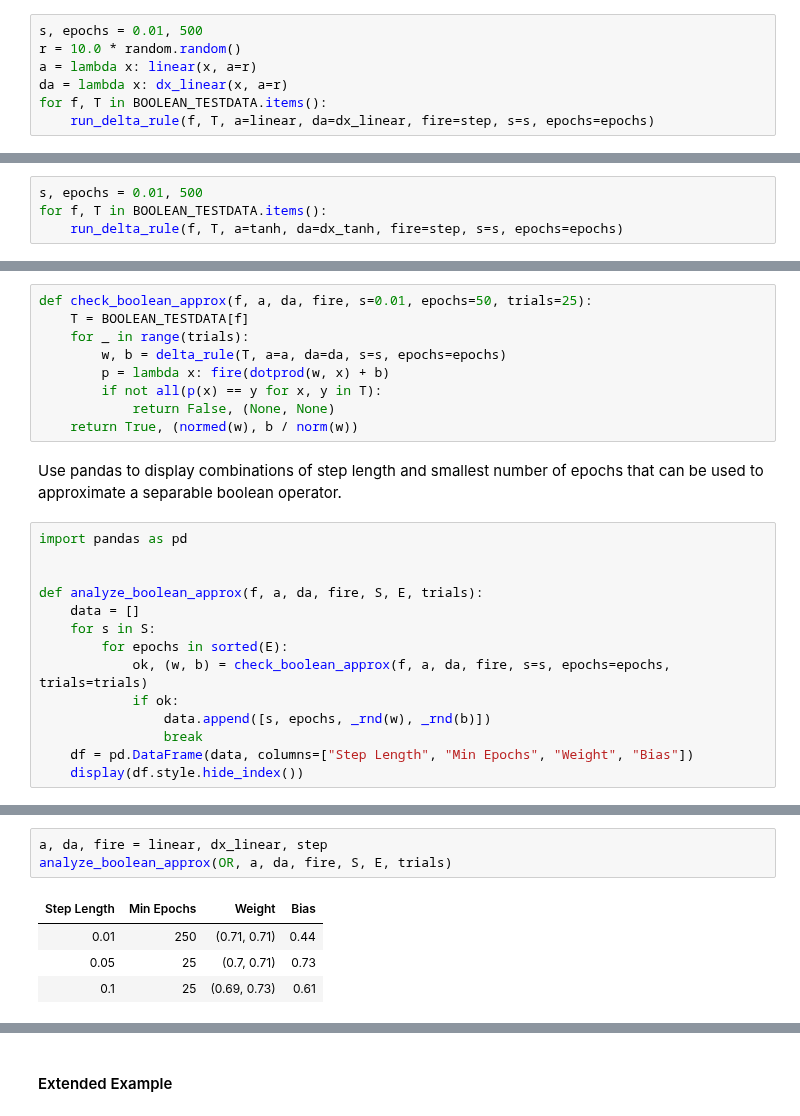
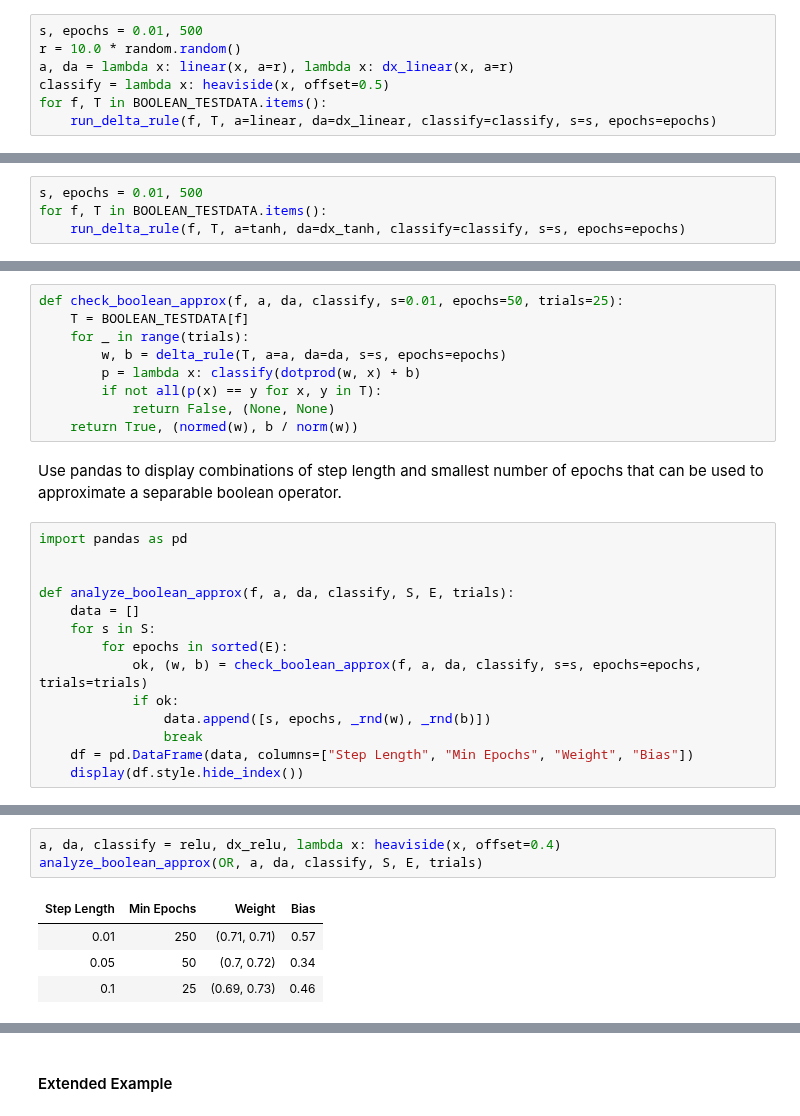
Before and after one commit to apefind/math, a Jupyter notebook: notebook/neural_network/delta_rule.ipynb, the cells around one changed output, grey strips where cells are left out. Cells and saved outputs as stored; diff of their text form.

```diff
--- a/notebook/neural_network/delta_rule.ipynb
+++ b/notebook/neural_network/delta_rule.ipynb
@@ -70,9 +70,9 @@ XOR: failed
 # %%
 s, epochs = 0.01, 500
 r = 10.0 * random.random()
-a = lambda x: linear(x, a=r)
-da = lambda x: dx_linear(x, a=r)
+a, da = lambda x: linear(x, a=r), lambda x: dx_linear(x, a=r)
+classify = lambda x: heaviside(x, offset=0.5)
 for f, T in BOOLEAN_TESTDATA.items():
-    run_delta_rule(f, T, a=linear, da=dx_linear, fire=step, s=s, epochs=epochs)
+    run_delta_rule(f, T, a=linear, da=dx_linear, classify=classify, s=s, epochs=epochs)
 # %% [output]
 AND: ok
@@ -98,6 +98,6 @@ XOR: failed
 # %%
 s, epochs = 0.01, 500
 for f, T in BOOLEAN_TESTDATA.items():
-    run_delta_rule(f, T, a=tanh, da=dx_tanh, fire=step, s=s, epochs=epochs)
+    run_delta_rule(f, T, a=tanh, da=dx_tanh, classify=classify, s=s, epochs=epochs)
 # %% [output]
 AND: ok
@@ -125,11 +125,11 @@ XOR: failed
 # %% [markdown]
 Calculate and verify approximation of a separable boolean operator. Run a number of trials to ensure the approximation is stable under the given step length and number of epochs.
 # %%
-def check_boolean_approx(f, a, da, fire, s=0.01, epochs=50, trials=25):
+def check_boolean_approx(f, a, da, classify, s=0.01, epochs=50, trials=25):
     T = BOOLEAN_TESTDATA[f]
     for _ in range(trials):
         w, b = delta_rule(T, a=a, da=da, s=s, epochs=epochs)
-        p = lambda x: fire(dotprod(w, x) + b)
+        p = lambda x: classify(dotprod(w, x) + b)
         if not all(p(x) == y for x, y in T):
             return False, (None, None)
     return True, (normed(w), b / norm(w))
@@ -139,11 +139,11 @@ Use pandas to display combinations of step length and smallest number of epochs
 import pandas as pd
 
 
-def analyze_boolean_approx(f, a, da, fire, S, E, trials):
+def analyze_boolean_approx(f, a, da, classify, S, E, trials):
     data = []
     for s in S:
         for epochs in sorted(E):
-            ok, (w, b) = check_boolean_approx(f, a, da, fire, s=s, epochs=epochs, trials=trials)
+            ok, (w, b) = check_boolean_approx(f, a, da, classify, s=s, epochs=epochs, trials=trials)
             if ok:
                 data.append([s, epochs, _rnd(w), _rnd(b)])
                 break
@@ -169,8 +188,8 @@ analyze_boolean_approx(AND, a, da, fire, S, E, trials)
 # %%
-a, da, fire = linear, dx_linear, step
-analyze_boolean_approx(OR, a, da, fire, S, E, trials)
+a, da, classify = relu, dx_relu, lambda x: heaviside(x, offset=0.4)
+analyze_boolean_approx(OR, a, da, classify, S, E, trials)
 # %% [output]
 | Step Length | Min Epochs | Weight | Bias |
-| 0.01 | 250 | (0.71, 0.71) | 0.44 |
-| 0.05 | 25 | (0.7, 0.71) | 0.73 |
-| 0.1 | 25 | (0.69, 0.73) | 0.61 |
+| 0.01 | 250 | (0.71, 0.71) | 0.57 |
+| 0.05 | 50 | (0.7, 0.72) | 0.34 |
+| 0.1 | 25 | (0.69, 0.73) | 0.46 |
```
Also changed, not shown: parts of 21 cells of this notebook, 5 other files.
